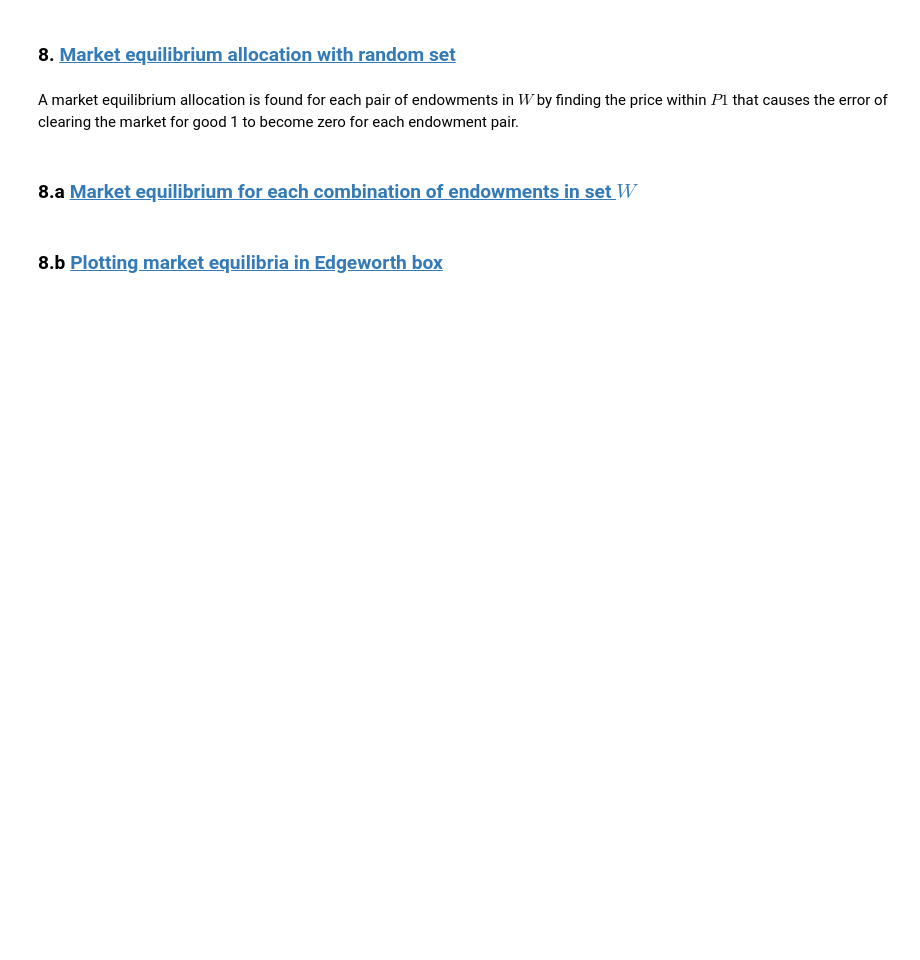
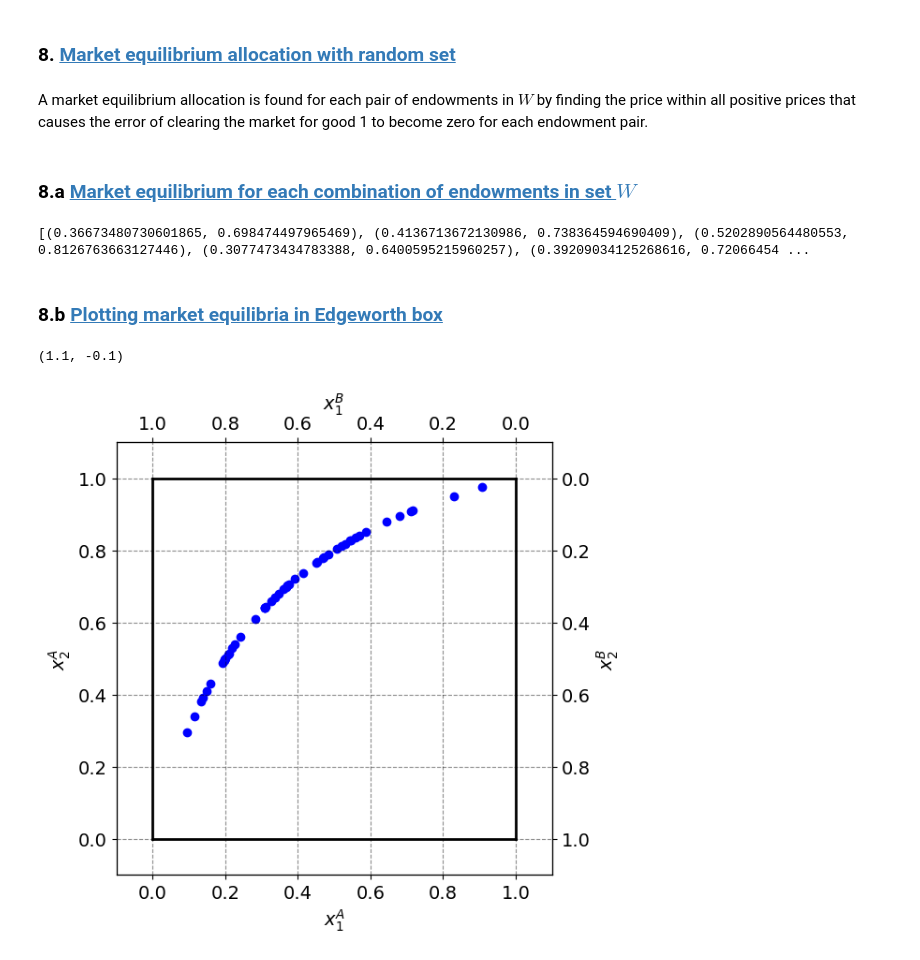
Before and after one commit to NumEconCopenhagen/projects-2024-clara-og-theis, a Jupyter notebook: inauguralproject/inauguralproject.ipynb, the cells around one changed output. Cells and saved outputs as stored; diff of their text form; code cells hidden in the pictures; blank space fills up the shorter version.

```diff
--- a/inauguralproject/inauguralproject.ipynb
+++ b/inauguralproject/inauguralproject.ipynb
@@ -253,14 +291,20 @@ model.setw(s1 = 50, s2 = 50)
 # %% [markdown]
 ### 8. <a id='toc2_1_'></a>[Market equilibrium allocation with random set](#toc0_)
 # %% [markdown]
-A market equilibrium allocation is found for each pair of endowments in $W$ by finding the price within $P1$ that causes the error of clearing the market for good 1 to become zero for each endowment pair.
+A market equilibrium allocation is found for each pair of endowments in $W$ by finding the price within all positive prices that causes the error of clearing the market for good 1 to become zero for each endowment pair.
 # %% [markdown]
 ### 8.a <a id='toc2_1_'></a>[Market equilibrium for each combination of endowments in set $W$](#toc0_)
 # %%
 #Find market equilibria for each endowment combination
+equilibria = []
 
-#model.find_interval()
-equilibria = model.find_equilibrium_wset()
+for w1A, w2A in model.setw(s1=50, s2=50):
+    allocation = model.find_equilibrium_wset(w1A, w2A)
+    equilibria.append(allocation)
+
+print(equilibria)
+# %% [output]
+[(0.36673480730601865, 0.698474497965469), (0.4136713672130986, 0.738364594690409), (0.5202890564480553, 0.8126763663127446), (0.3077473434783388, 0.6400595215960257), (0.39209034125268616, 0.72066454 ...
 # %% [markdown]
 ### 8.b <a id='toc2_1_'></a>[Plotting market equilibria in Edgeworth box](#toc0_)
 # %%
@@ -272,35 +316,33 @@ w1bar = 1.0
 w2bar = 1.0
 
 # b. figure set up
 fig = plt.figure(frameon=False,figsize=(6,6), dpi=100)
 ax_A = fig.add_subplot(1, 1, 1)
 
 ax_A.set_xlabel("$x_1^A$")
 ax_A.set_ylabel("$x_2^A$")
 
 temp = ax_A.twinx()
 temp.set_ylabel("$x_2^B$")
 ax_B = temp.twiny()
 ax_B.set_xlabel("$x_1^B$")
 ax_B.invert_xaxis()
 ax_B.invert_yaxis()
 
-# A
 # Plotting all pairs of (x1A, x2A) in the Edgeworth box
 for x1A, x2A in equilibria:
     ax_A.scatter(x1A, x2A, marker='o', color='blue')
-
-ax_A.scatter(par.w1A,par.w2A,marker='s',color='black',label='endowment')
 
 # limits
 ax_A.plot([0,w1bar],[0,0],lw=2,color='black')
 ax_A.plot([0,w1bar],[w2bar,w2bar],lw=2,color='black')
 ax_A.plot([0,0],[0,w2bar],lw=2,color='black')
 ax_A.plot([w1bar,w1bar],[0,w2bar],lw=2,color='black')
 
 ax_A.set_xlim([-0.1, w1bar + 0.1])
 ax_A.set_ylim([-0.1, w2bar + 0.1])
 ax_B.set_xlim([w1bar + 0.1, -0.1])
 ax_B.set_ylim([w2bar + 0.1, -0.1])
-
-ax_A.legend(frameon=True,loc='upper right',bbox_to_anchor=(1.6,1.0));
+# %% [output]
+(1.1, -0.1)
+[figure, added]
```
Also changed, not shown: parts of 7 cells of this notebook, 1 other file.
